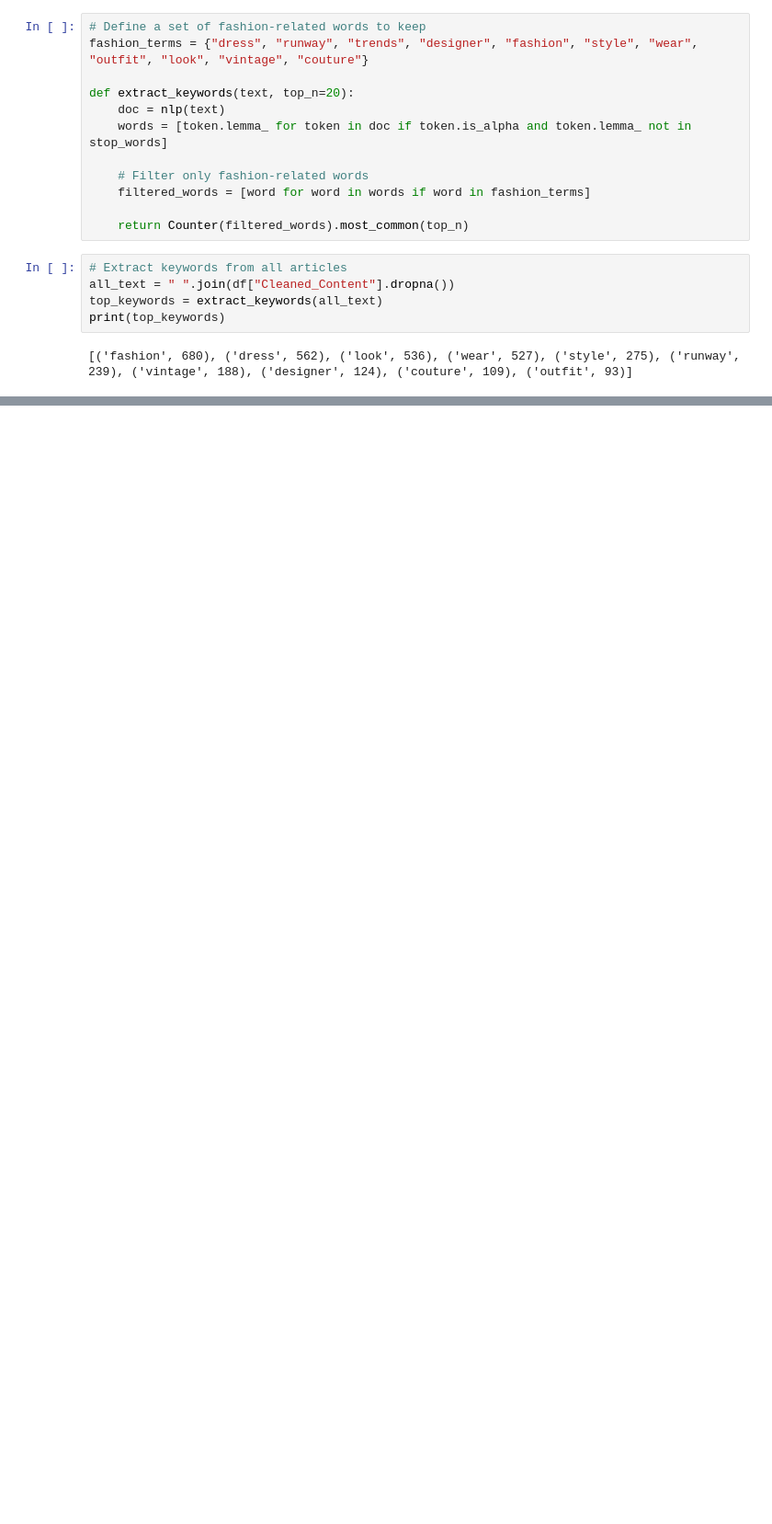
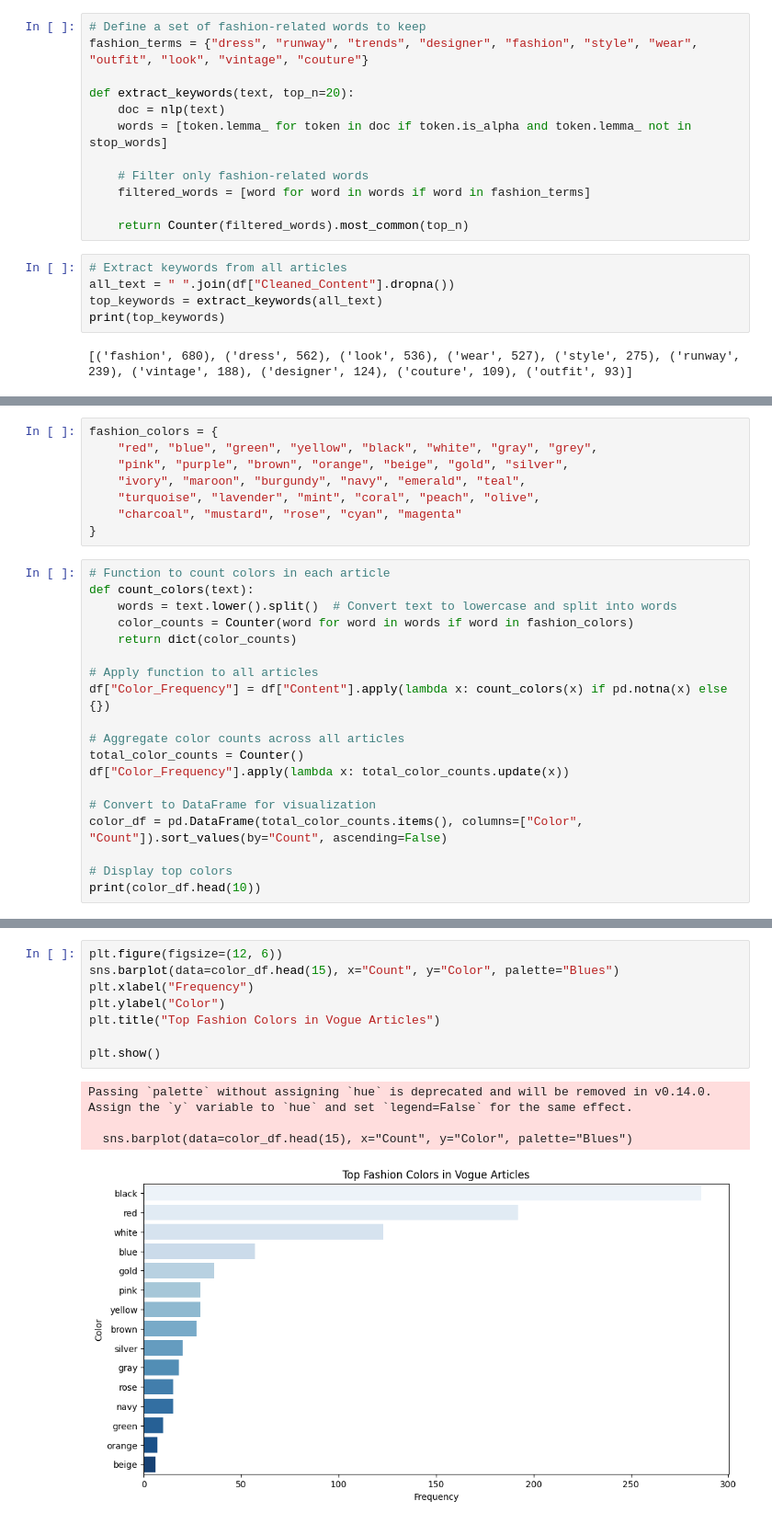
Before and after one commit to tessorastefan/fashion-trends-visualization, a Jupyter notebook: notebooks/eda.ipynb, the cells around one changed output, grey strips where cells are left out. Shown at 92% size. Drawn from its saved outputs; the diff is of its cells as text; blank space fills up the shorter version.

```diff
--- a/notebooks/eda.ipynb
+++ b/notebooks/eda.ipynb
@@ -79,0 +95,27 @@ plt.show()
+# %%
+fashion_colors = {
+    "red", "blue", "green", "yellow", "black", "white", "gray", "grey",
+    "pink", "purple", "brown", "orange", "beige", "gold", "silver",
+    "ivory", "maroon", "burgundy", "navy", "emerald", "teal",
+    "turquoise", "lavender", "mint", "coral", "peach", "olive",
+    "charcoal", "mustard", "rose", "cyan", "magenta"
+}
+# %%
+# Function to count colors in each article
+def count_colors(text):
+    words = text.lower().split()  # Convert text to lowercase and split into words
+    color_counts = Counter(word for word in words if word in fashion_colors)
+    return dict(color_counts)
+
+# Apply function to all articles
+df["Color_Frequency"] = df["Content"].apply(lambda x: count_colors(x) if pd.notna(x) else {})
+
+# Aggregate color counts across all articles
+total_color_counts = Counter()
+df["Color_Frequency"].apply(lambda x: total_color_counts.update(x))
+
+# Convert to DataFrame for visualization
+color_df = pd.DataFrame(total_color_counts.items(), columns=["Color", "Count"]).sort_values(by="Count", ascending=False)
+
+# Display top colors
+print(color_df.head(10))
@@ -79,0 +134,13 @@ plt.show()
+# %%
+plt.figure(figsize=(12, 6))
+sns.barplot(data=color_df.head(15), x="Count", y="Color", palette="Blues")
+plt.xlabel("Frequency")
+plt.ylabel("Color")
+plt.title("Top Fashion Colors in Vogue Articles")
+
+plt.show()
+# %% [output]
+Passing `palette` without assigning `hue` is deprecated and will be removed in v0.14.0. Assign the `y` variable to `hue` and set `legend=False` for the same effect.
+
+  sns.barplot(data=color_df.head(15), x="Count", y="Color", palette="Blues")
+[figure, added]
```
Also changed, not shown: parts of 18 cells of this notebook, 3 other files.
